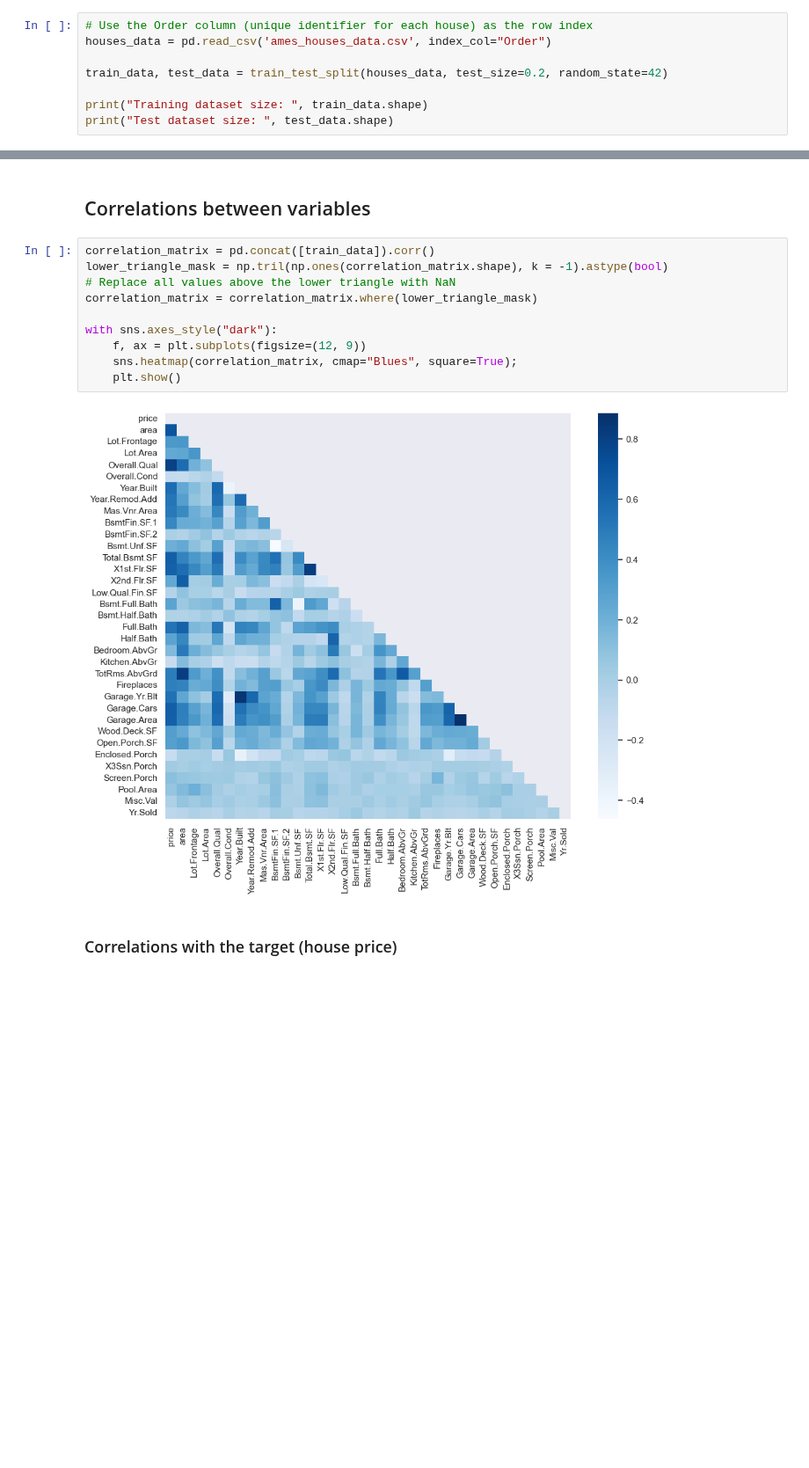
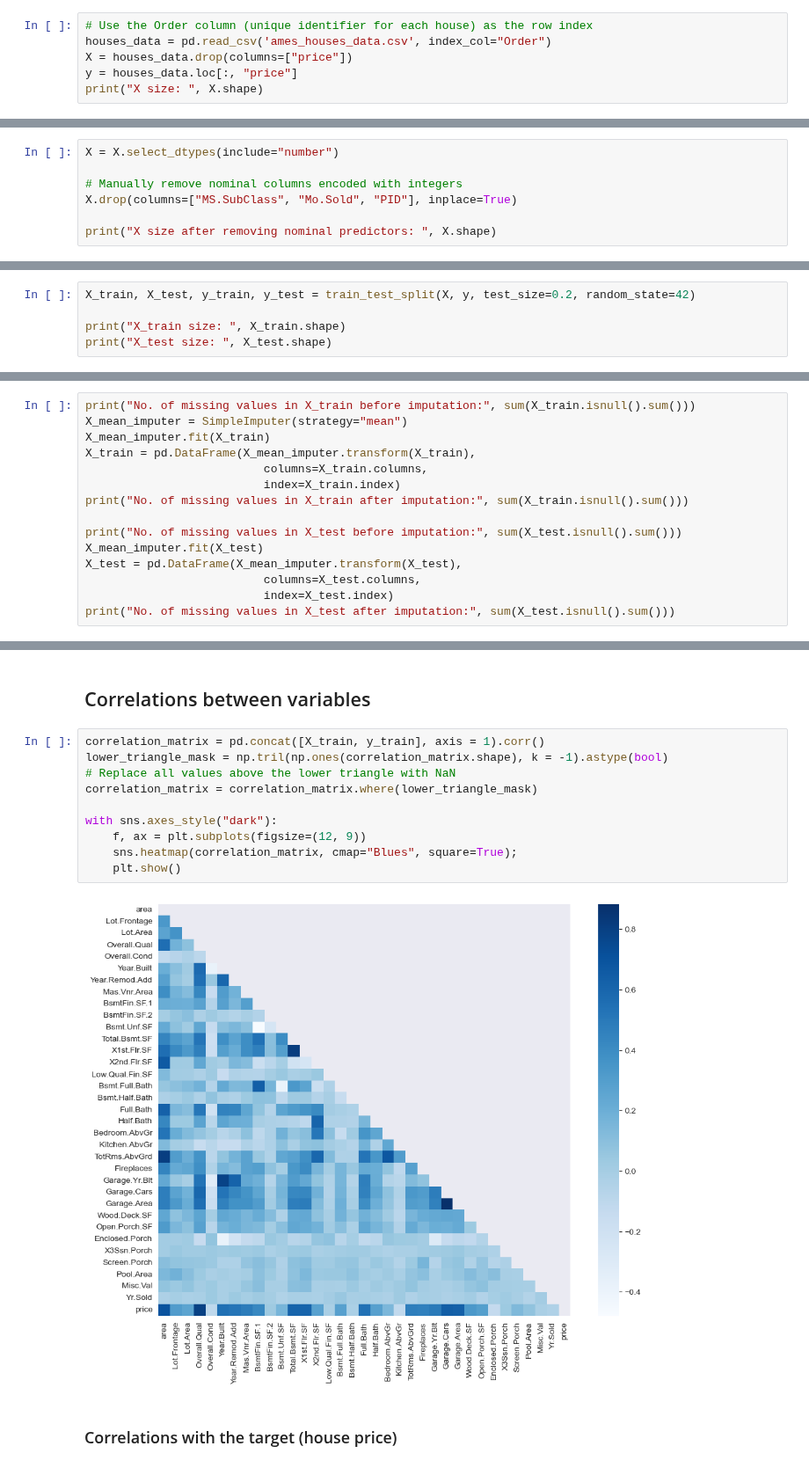
Before and after one commit to blue-fish-0/Data-Analytics-Projects, a Jupyter notebook: House Prices Prediction/house-prices-prediction.ipynb, the cells around one changed output, grey strips where cells are left out. Shown at 88% size. Cells and saved outputs as stored; diff of their text form; blank space fills up the shorter version.

```diff
--- a/House Prices Prediction/house-prices-prediction.ipynb
+++ b/House Prices Prediction/house-prices-prediction.ipynb
@@ -17,9 +21,7 @@ sns.set_theme()
 # %%
 # Use the Order column (unique identifier for each house) as the row index
 houses_data = pd.read_csv('ames_houses_data.csv', index_col="Order")
-
-train_data, test_data = train_test_split(houses_data, test_size=0.2, random_state=42)
-
-print("Training dataset size: ", train_data.shape)
-print("Test dataset size: ", test_data.shape)
+X = houses_data.drop(columns=["price"])
+y = houses_data.loc[:, "price"]
+print("X size: ", X.shape)
 # %% [output]
@@ -27,0 +31,7 @@ Test dataset size:  (586, 81)
+# %%
+X = X.select_dtypes(include="number")
+
+# Manually remove nominal columns encoded with integers
+X.drop(columns=["MS.SubClass", "Mo.Sold", "PID"], inplace=True)
+
+print("X size after removing nominal predictors: ", X.shape)
@@ -27,0 +42,5 @@ Test dataset size:  (586, 81)
+# %%
+X_train, X_test, y_train, y_test = train_test_split(X, y, test_size=0.2, random_state=42)
+
+print("X_train size: ", X_train.shape)
+print("X_test size: ", X_test.shape)
@@ -89,0 +56,15 @@ New test set size: (582, 35)
+# %%
+print("No. of missing values in X_train before imputation:", sum(X_train.isnull().sum()))
+X_mean_imputer = SimpleImputer(strategy="mean")
+X_mean_imputer.fit(X_train)
+X_train = pd.DataFrame(X_mean_imputer.transform(X_train),
+                          columns=X_train.columns,
+                          index=X_train.index)
+print("No. of missing values in X_train after imputation:", sum(X_train.isnull().sum()))
+
+print("No. of missing values in X_test before imputation:", sum(X_test.isnull().sum()))
+X_mean_imputer.fit(X_test)
+X_test = pd.DataFrame(X_mean_imputer.transform(X_test),
+                          columns=X_test.columns,
+                          index=X_test.index)
+print("No. of missing values in X_test after imputation:", sum(X_test.isnull().sum()))
@@ -104,17 +100,17 @@ The distribution of house prices is positively skewed due to the presence of a f
 # %% [markdown]
 ## Correlations between variables
 # %%
-correlation_matrix = pd.concat([train_data]).corr()
+correlation_matrix = pd.concat([X_train, y_train], axis = 1).corr()
 lower_triangle_mask = np.tril(np.ones(correlation_matrix.shape), k = -1).astype(bool)
 # Replace all values above the lower triangle with NaN
 correlation_matrix = correlation_matrix.where(lower_triangle_mask)
 
 with sns.axes_style("dark"):
     f, ax = plt.subplots(figsize=(12, 9))
     sns.heatmap(correlation_matrix, cmap="Blues", square=True);
     plt.show()
 # %% [output]
-[figure, old version]
+[figure, new version]
 # %% [markdown]
 ### Correlations with the target (house price)
 # %%
```
Also changed, not shown: parts of 31 cells of this notebook.
